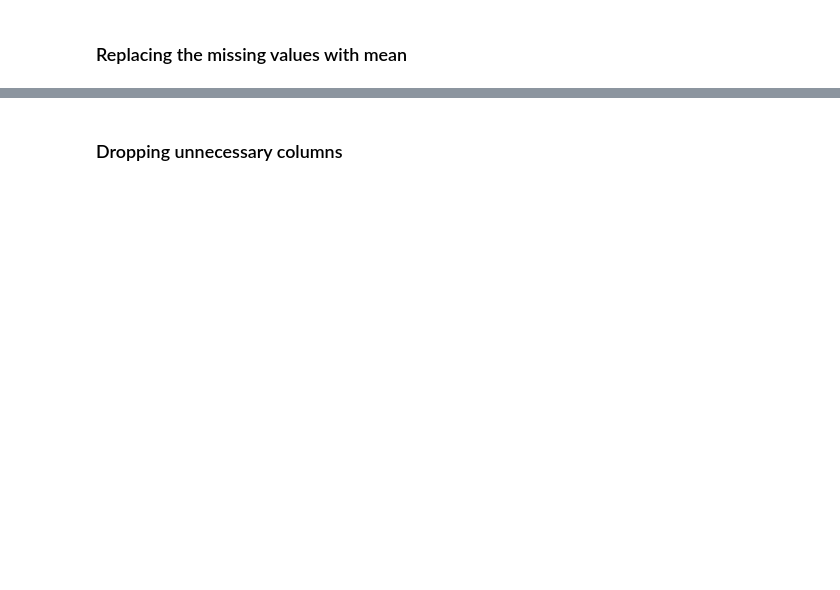
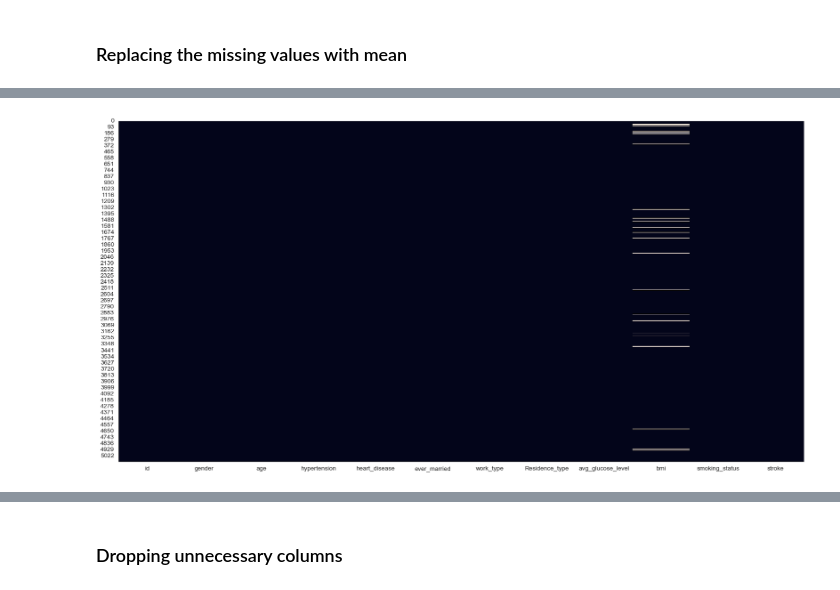
Before and after one commit to rachidboukhoudmi/stroke_prediction_workshop, a Jupyter notebook: stroke-prediction.ipynb, the cells around one changed output, grey strips where cells are left out. Saved outputs shown, nothing was run; the diff lists cells and outputs as text; code cells hidden in the pictures; blank space fills up the shorter version.

```diff
--- a/stroke-prediction.ipynb
+++ b/stroke-prediction.ipynb
@@ -89,6 +50,6 @@ warnings.filterwarnings('ignore')
 # %% [markdown]
 ## 📖 Reading the dataset
 # %%
-dataset = pd.read_csv("/kaggle/input/stroke-prediction-dataset/healthcare-dataset-stroke-data.csv")
+dataset = pd.read_csv("healthcare-dataset-stroke-data.csv")
 # %%
 dataset
@@ -110,3 +147,9 @@ data.describe()
+# %%
+plt.figure(figsize=(20,10))
+sns.heatmap(data.isna(), cbar=False)
+plt.show()
+# %% [output]
+[figure, added]
 # %%
 #Filling the values with mean
 data['bmi'].fillna(data['bmi'].mean(),inplace=True)
```
Also changed, not shown: parts of 105 cells of this notebook.
